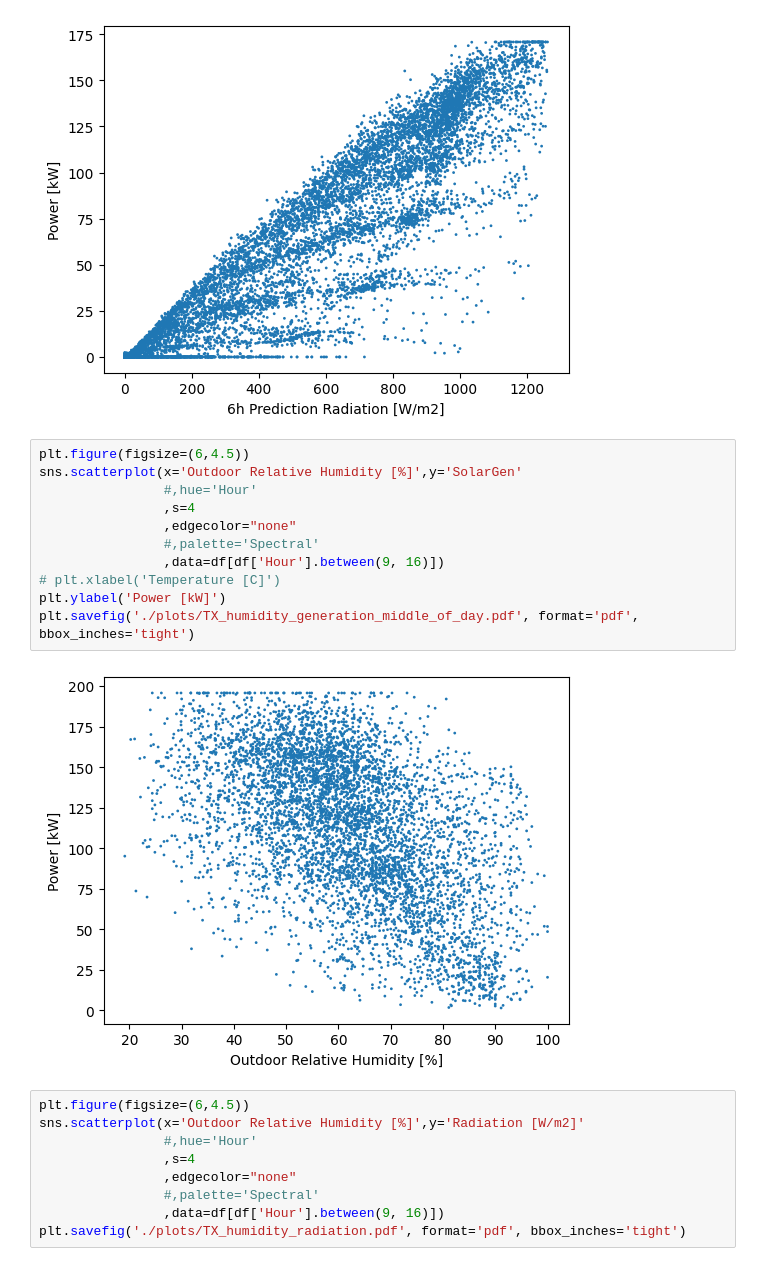
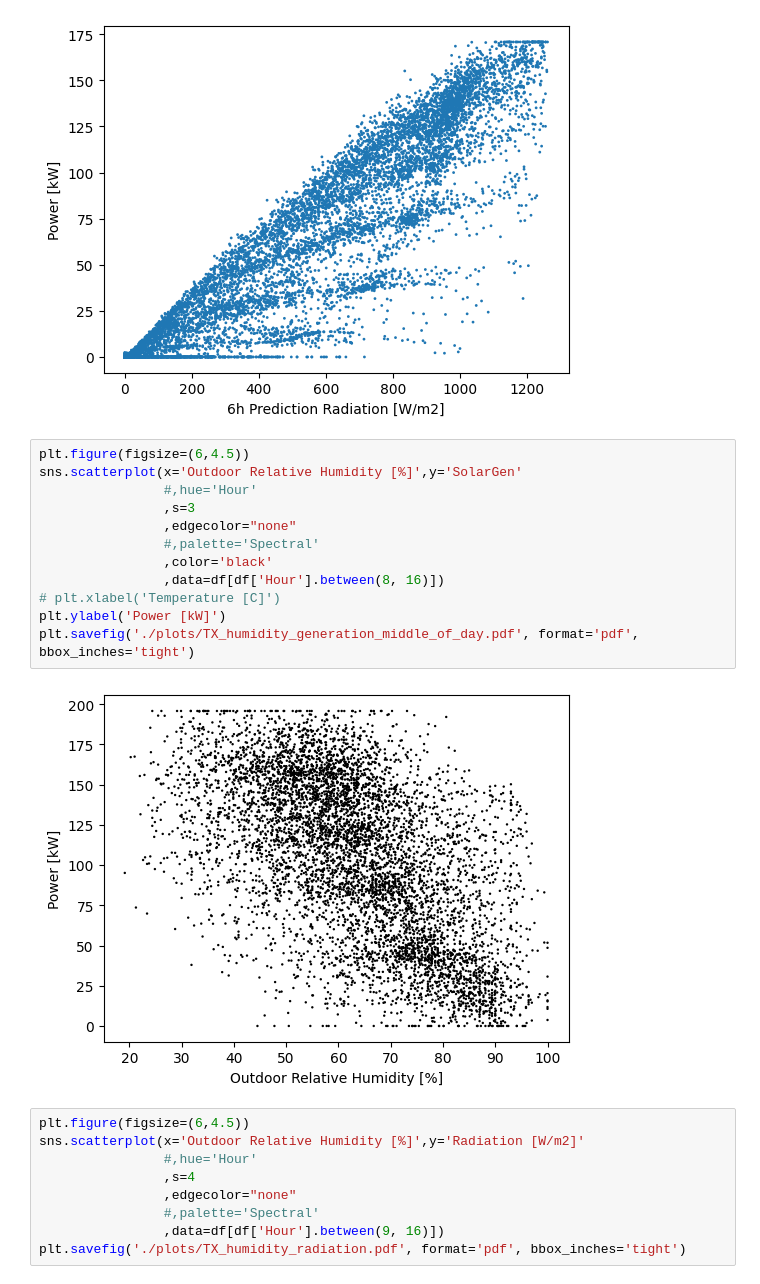
Before and after one commit to jkompan/microgrid, a Jupyter notebook: 1-microgrid-TX-analysis.ipynb, the cells around one changed output. Drawn from its saved outputs; the diff is of its cells as text.

```diff
--- a/1-microgrid-TX-analysis.ipynb
+++ b/1-microgrid-TX-analysis.ipynb
@@ -234,16 +271,17 @@ plt.savefig('./plots/TX_radiation_generation.pdf', format='pdf', bbox_inches='ti
 # %%
 plt.figure(figsize=(6,4.5))
 sns.scatterplot(x='Outdoor Relative Humidity [%]',y='SolarGen'
                 #,hue='Hour'
-                ,s=4
+                ,s=3
                 ,edgecolor="none"
                 #,palette='Spectral'
-                ,data=df[df['Hour'].between(9, 16)])
+                ,color='black'
+                ,data=df[df['Hour'].between(8, 16)])
 # plt.xlabel('Temperature [C]')
 plt.ylabel('Power [kW]')
 plt.savefig('./plots/TX_humidity_generation_middle_of_day.pdf', format='pdf', bbox_inches='tight')
 # %% [output]
-[figure, old version]
+[figure, new version]
 # %%
 plt.figure(figsize=(6,4.5))
 sns.scatterplot(x='Outdoor Relative Humidity [%]',y='Radiation [W/m2]'
```
Also changed, not shown: parts of 17 cells of this notebook, 4 other files.
